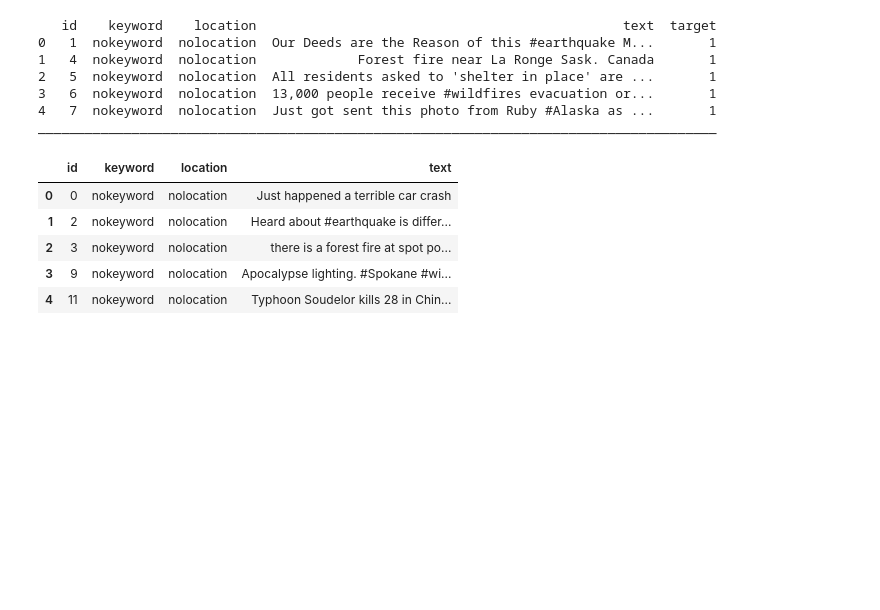
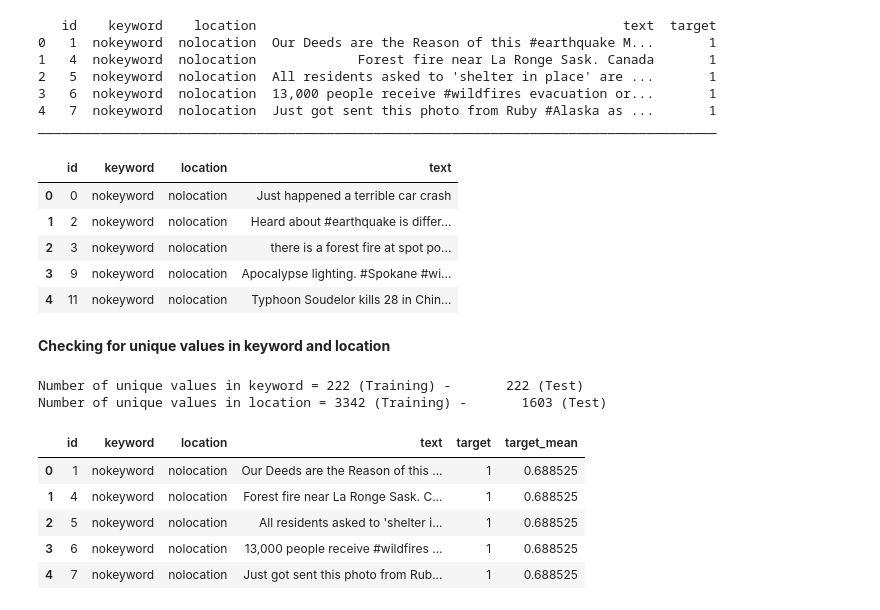
Before and after one commit to plthiyagu/Real-or-Not-NLP-with-Disaster-Tweets, a Jupyter notebook: My Real or Not? NLP Notebook.ipynb, the cells around one changed output. Saved outputs shown, nothing was run; the diff lists cells and outputs as text; code cells hidden in the pictures; blank space fills up the shorter version.

```diff
--- a/My Real or Not? NLP Notebook.ipynb
+++ b/My Real or Not? NLP Notebook.ipynb
@@ -167,3 +167,13 @@ ________________________________________________________________________________
 | 2 | 3 | nokeyword | nolocation | there is a forest fire at spot po... |
 | 3 | 9 | nokeyword | nolocation | Apocalypse lighting. #Spokane #wi... |
 | 4 | 11 | nokeyword | nolocation | Typhoon Soudelor kills 28 in Chin... |
+# %% [markdown]
+**Checking for unique values in keyword and location**
+# %%
+print(f'Number of unique values in keyword = {train["keyword"].nunique()} (Training) - \
+      {test["keyword"].nunique()} (Test)')
+print(f'Number of unique values in location = {train["location"].nunique()} (Training) - \
+      {test["location"].nunique()} (Test)')
+# %% [output]
+Number of unique values in keyword = 222 (Training) -       222 (Test)
+Number of unique values in location = 3342 (Training) -       1603 (Test)
@@ -169,0 +182,9 @@ ________________________________________________________________________________
+# %%
+train.head()
+# %% [output]
+|  | id | keyword | location | text | target | target_mean |
+| 0 | 1 | nokeyword | nolocation | Our Deeds are the Reason of this ... | 1 | 0.688525 |
+| 1 | 4 | nokeyword | nolocation | Forest fire near La Ronge Sask. C... | 1 | 0.688525 |
+| 2 | 5 | nokeyword | nolocation | All residents asked to 'shelter i... | 1 | 0.688525 |
+| 3 | 6 | nokeyword | nolocation | 13,000 people receive #wildfires ... | 1 | 0.688525 |
+| 4 | 7 | nokeyword | nolocation | Just got sent this photo from Rub... | 1 | 0.688525 |
```
Also changed, not shown: parts of 4 cells of this notebook.
